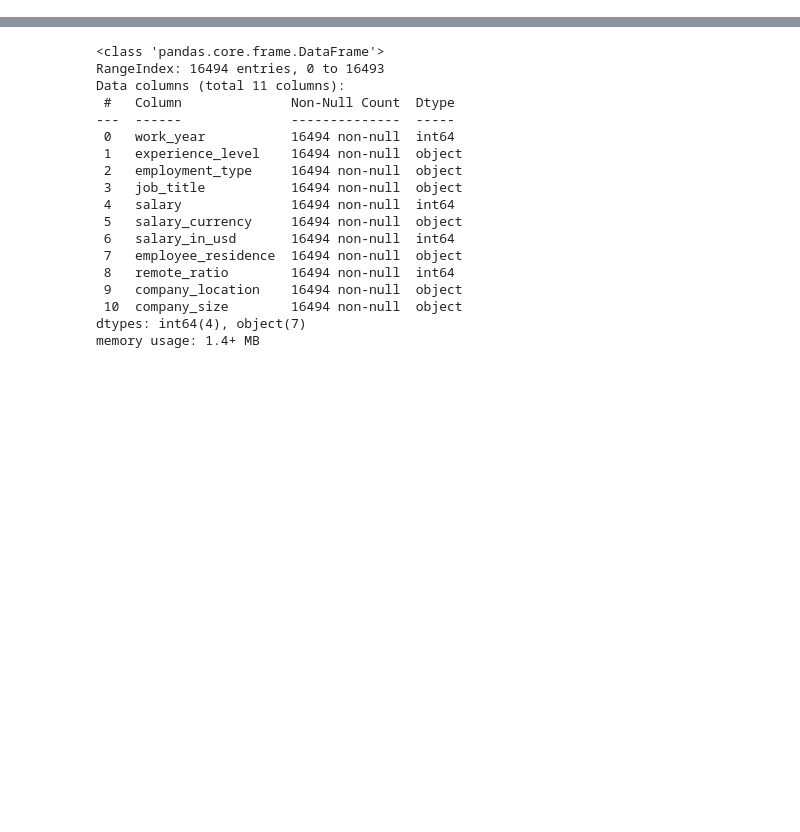
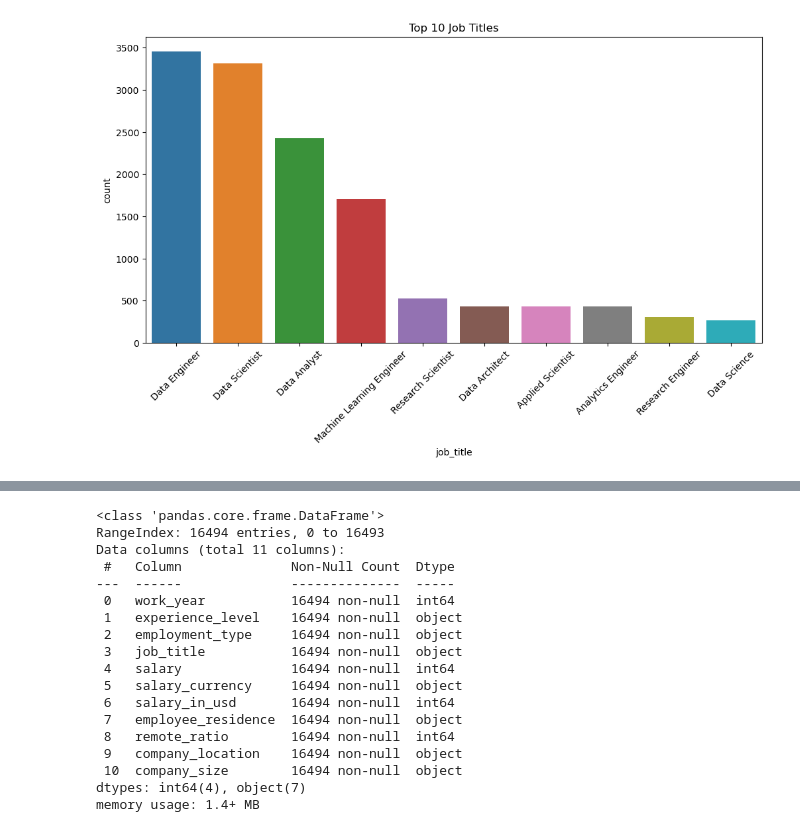
Before and after one commit to YanCotta/SDS-CP032-mlpaygrade, a Jupyter notebook: submissions/team-members/bonnie-yuan/salary.ipynb, the cells around one changed output, grey strips where cells are left out. Saved outputs shown, nothing was run; the diff lists cells and outputs as text; code cells hidden in the pictures; blank space fills up the shorter version.

```diff
--- a/submissions/team-members/bonnie-yuan/salary.ipynb
+++ b/submissions/team-members/bonnie-yuan/salary.ipynb
@@ -41,0 +125,10 @@ Path to dataset files: /Users/bonnieyuan/.cache/kagglehub/datasets/chopper53/mac
+# %%
+# plot top 10 job titles
+top_job_titles = salary_df['job_title'].value_counts().nlargest(10).index
+plt.figure(figsize=(12, 6))
+sns.countplot(data=salary_df[salary_df['job_title'].isin(top_job_titles)], x='job_title', order=top_job_titles)
+plt.title('Top 10 Job Titles')
+plt.xticks(rotation=45)
+plt.show()
+# %% [output]
+[figure, added]
```
Also changed, not shown: parts of 55 cells of this notebook.
